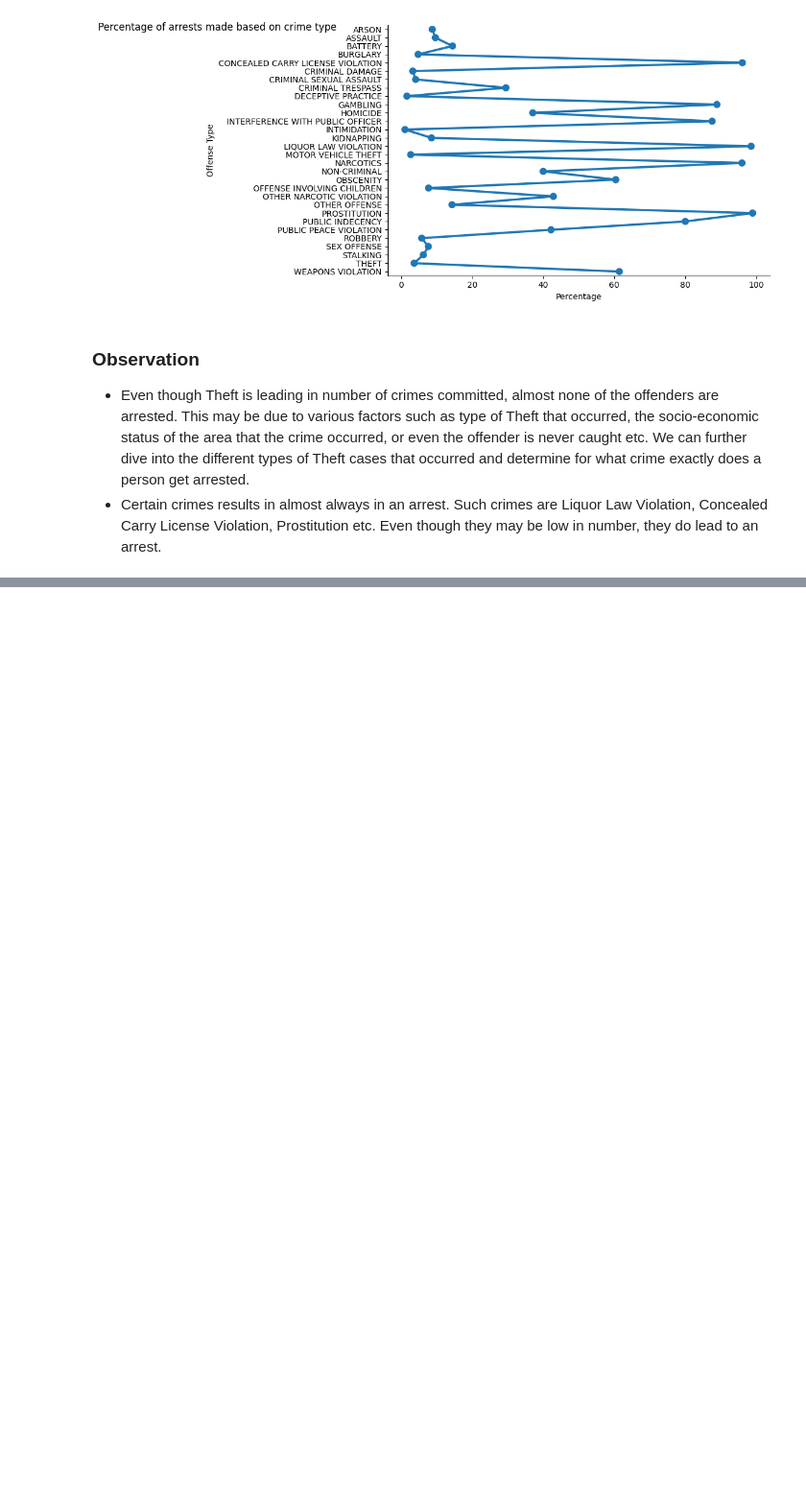
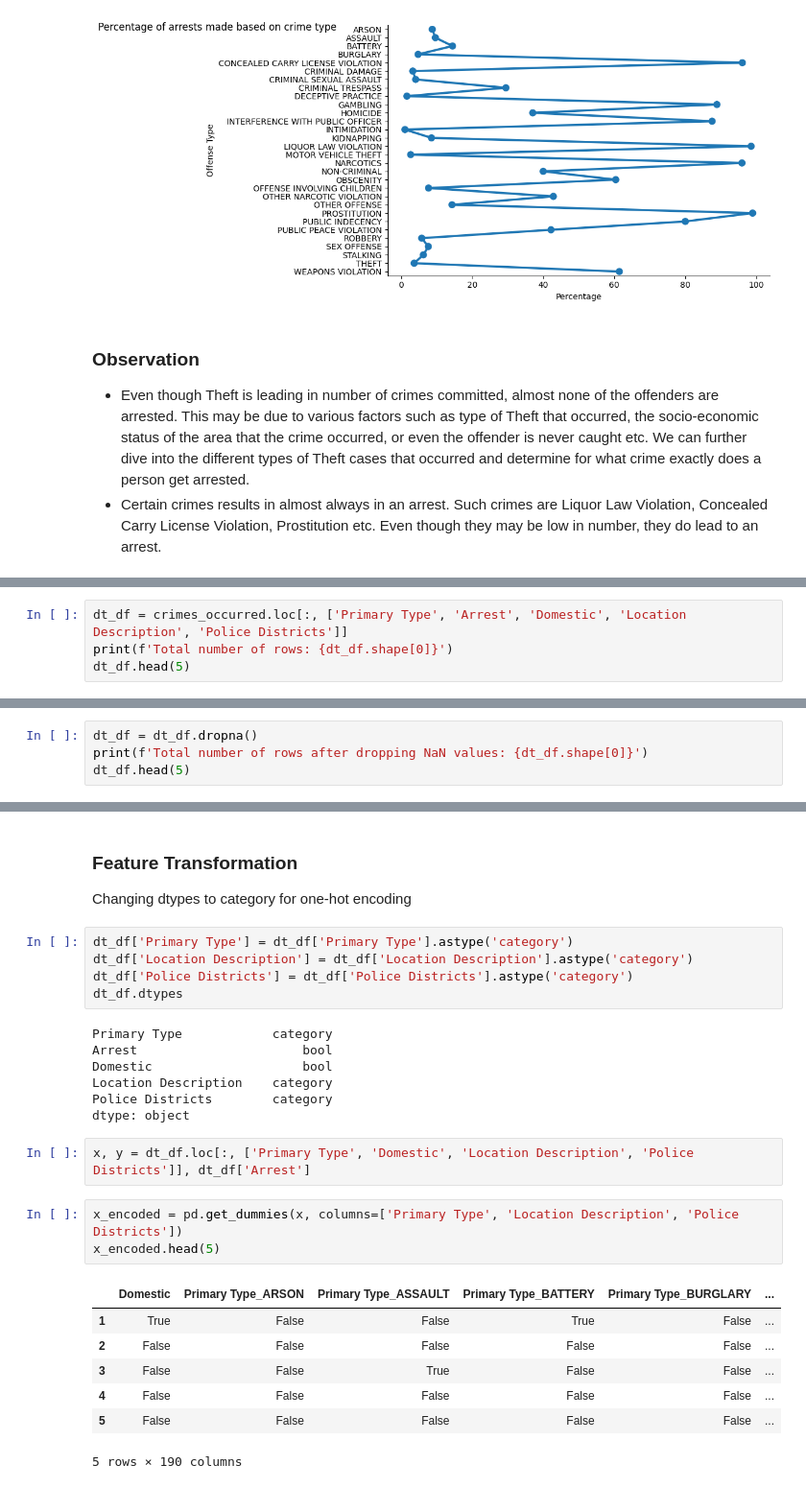
Before and after one commit to AayushG159/CS418-Crime-Root-Detectives, a Jupyter notebook: Crimes Occurred EDA.ipynb, the cells around one changed output, grey strips where cells are left out. Shown at 96% size. Cells and saved outputs as stored; diff of their text form; blank space fills up the shorter version.

```diff
--- a/Crimes Occurred EDA.ipynb
+++ b/Crimes Occurred EDA.ipynb
@@ -182,0 +192,4 @@ axis.set_axis_labels('Percentage', 'Offense Type')
+# %%
+dt_df = crimes_occurred.loc[:, ['Primary Type', 'Arrest', 'Domestic', 'Location Description', 'Police Districts']]
+print(f'Total number of rows: {dt_df.shape[0]}')
+dt_df.head(5)
@@ -182,0 +206,4 @@ axis.set_axis_labels('Percentage', 'Offense Type')
+# %%
+dt_df = dt_df.dropna()
+print(f'Total number of rows after dropping NaN values: {dt_df.shape[0]}')
+dt_df.head(5)
@@ -182,0 +218,28 @@ axis.set_axis_labels('Percentage', 'Offense Type')
+# %% [markdown]
+### Feature Transformation
+Changing dtypes to category for one-hot encoding
+# %%
+dt_df['Primary Type'] = dt_df['Primary Type'].astype('category')
+dt_df['Location Description'] = dt_df['Location Description'].astype('category')
+dt_df['Police Districts'] = dt_df['Police Districts'].astype('category')
+dt_df.dtypes
+# %% [output]
+Primary Type            category
+Arrest                      bool
+Domestic                    bool
+Location Description    category
+Police Districts        category
+dtype: object
+# %%
+x, y = dt_df.loc[:, ['Primary Type', 'Domestic', 'Location Description', 'Police Districts']], dt_df['Arrest']
+# %%
+x_encoded = pd.get_dummies(x, columns=['Primary Type', 'Location Description', 'Police Districts'])
+x_encoded.head(5)
+# %% [output]
+|  | Domestic | Primary Type_ARSON | Primary Type_ASSAULT | Primary Type_BATTERY | Primary Type_BURGLARY | ... |
+| 1 | True | False | False | True | False | ... |
+| 2 | False | False | False | False | False | ... |
+| 3 | False | False | True | False | False | ... |
+| 4 | False | False | False | False | False | ... |
+| 5 | False | False | False | False | False | ... |
+5 rows × 190 columns
```
Also changed, not shown: parts of 15 cells of this notebook.
